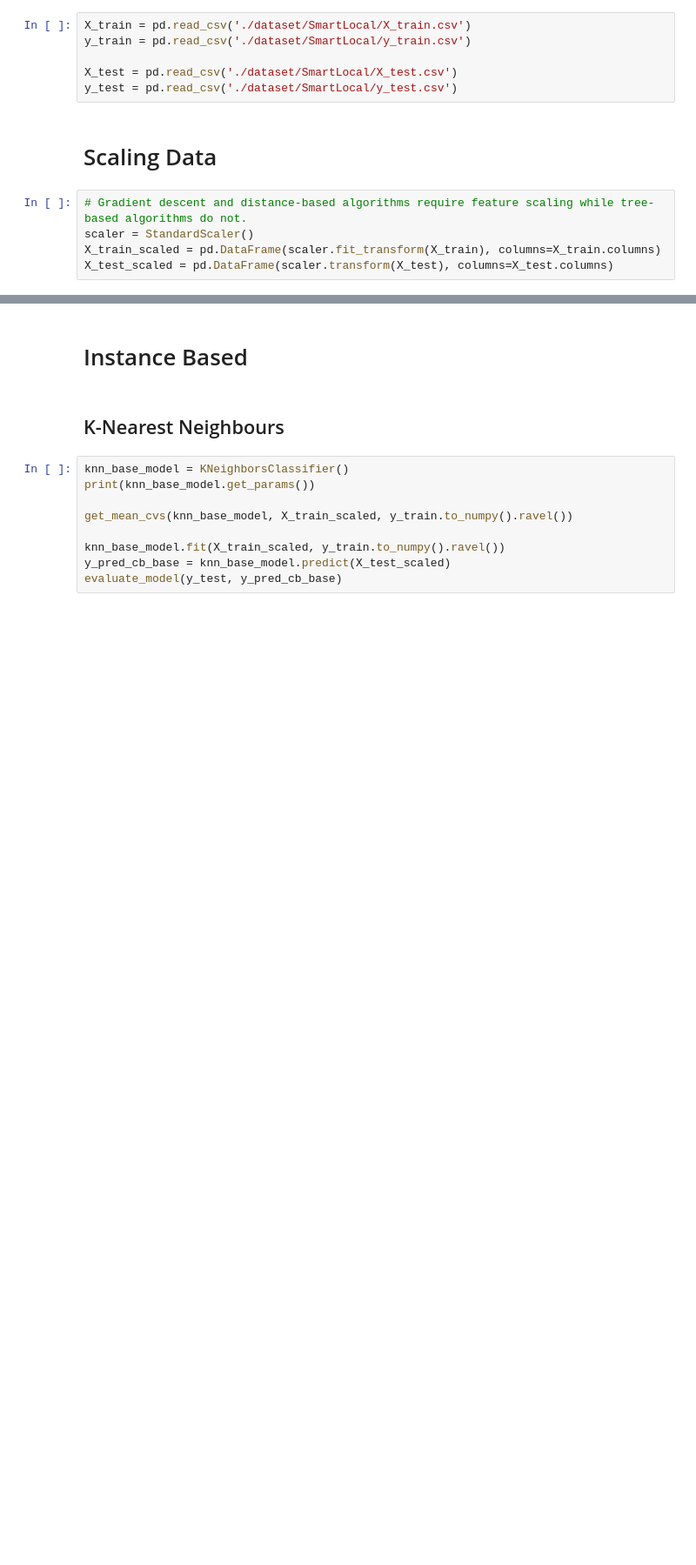
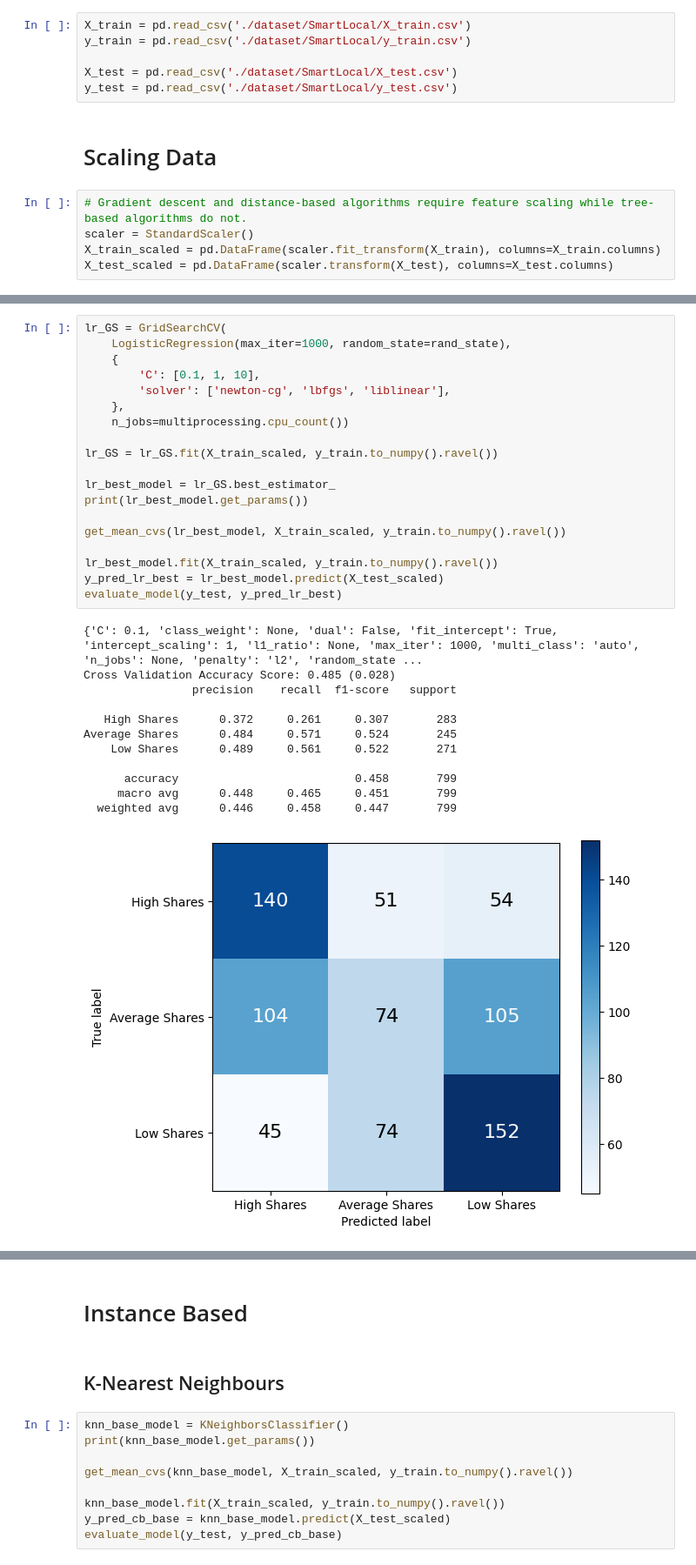
Before and after one commit to ChuanPoYan/IS4242-Project, a Jupyter notebook: The Smart Local Modelling.ipynb, the cells around one changed output, grey strips where cells are left out. Shown at 87% size. Cells and saved outputs as stored; diff of their text form; blank space fills up the shorter version.

```diff
--- a/The Smart Local Modelling.ipynb
+++ b/The Smart Local Modelling.ipynb
@@ -128,0 +157,32 @@ X_test_scaled = pd.DataFrame(scaler.transform(X_test), columns=X_test.columns)
+# %%
+lr_GS = GridSearchCV(
+    LogisticRegression(max_iter=1000, random_state=rand_state),
+    {
+        'C': [0.1, 1, 10],
+        'solver': ['newton-cg', 'lbfgs', 'liblinear'],
+    },
+    n_jobs=multiprocessing.cpu_count())
+
+lr_GS = lr_GS.fit(X_train_scaled, y_train.to_numpy().ravel())
+
+lr_best_model = lr_GS.best_estimator_
+print(lr_best_model.get_params())
+
+get_mean_cvs(lr_best_model, X_train_scaled, y_train.to_numpy().ravel())
+
+lr_best_model.fit(X_train_scaled, y_train.to_numpy().ravel())
+y_pred_lr_best = lr_best_model.predict(X_test_scaled)
+evaluate_model(y_test, y_pred_lr_best)
+# %% [output]
+{'C': 0.1, 'class_weight': None, 'dual': False, 'fit_intercept': True, 'intercept_scaling': 1, 'l1_ratio': None, 'max_iter': 1000, 'multi_class': 'auto', 'n_jobs': None, 'penalty': 'l2', 'random_state ...
+Cross Validation Accuracy Score: 0.485 (0.028)
+                precision    recall  f1-score   support
+
+   High Shares      0.372     0.261     0.307       283
+Average Shares      0.484     0.571     0.524       245
+    Low Shares      0.489     0.561     0.522       271
+
+      accuracy                          0.458       799
+     macro avg      0.448     0.465     0.451       799
+  weighted avg      0.446     0.458     0.447       799
+[figure, added]
```
Also changed, not shown: parts of 10 cells of this notebook, 2 other files.
